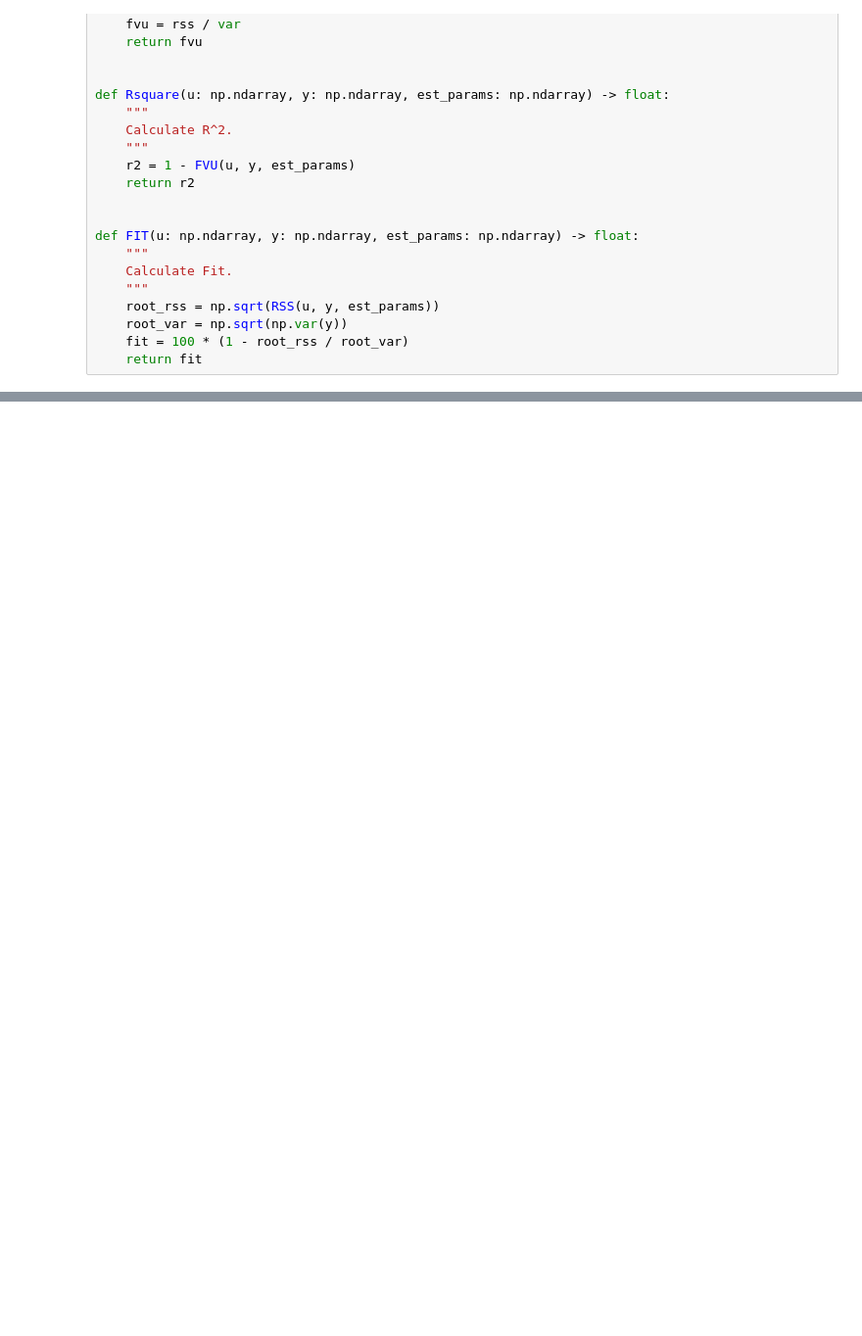
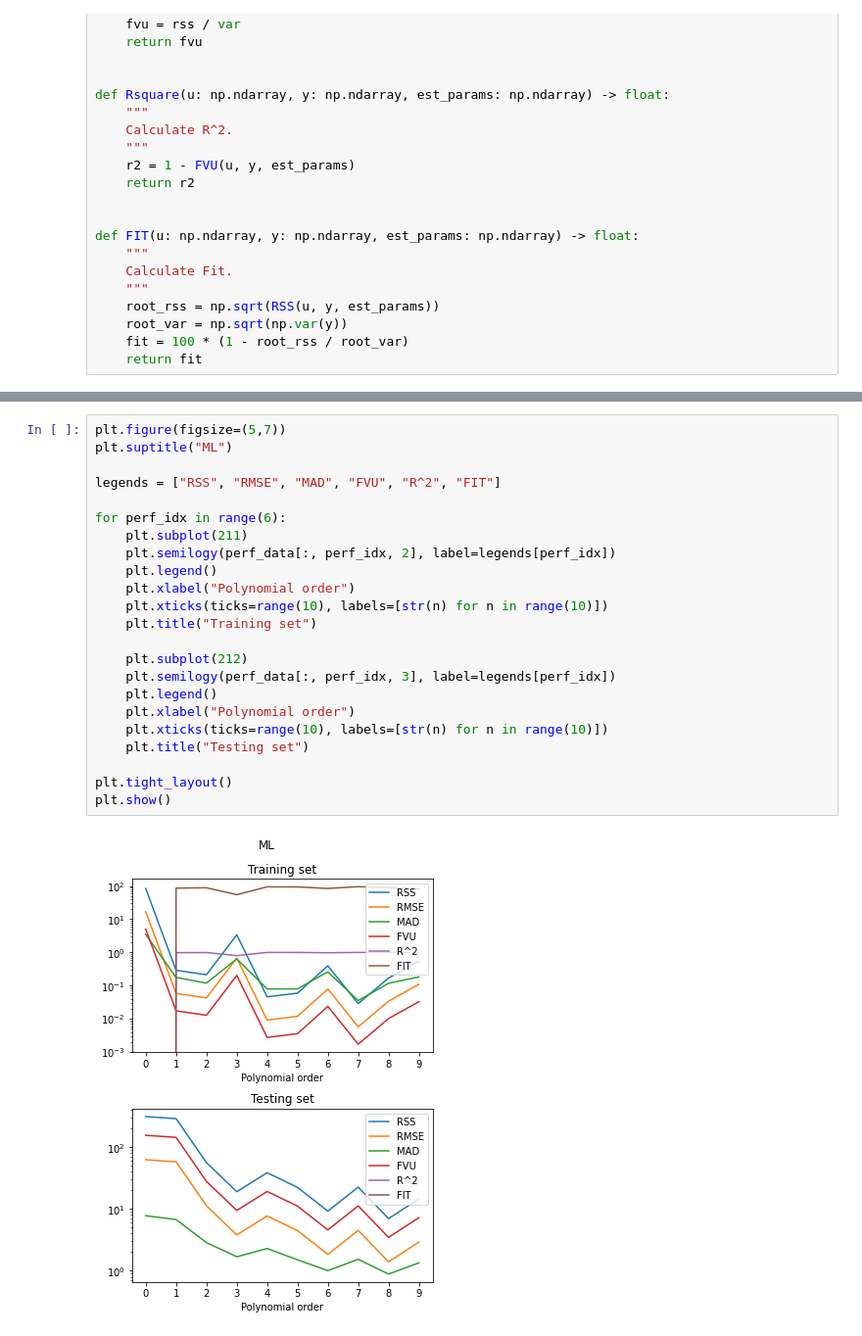
Before and after one commit to eirikff/TTK4260-Multivariat-datamodellering, a Jupyter notebook: 3-assignment/assignment3.ipynb, the cells around one changed output, grey strips where cells are left out. Shown at 98% size. Drawn from its saved outputs; the diff is of its cells as text; blank space fills up the shorter version.

```diff
--- a/3-assignment/assignment3.ipynb
+++ b/3-assignment/assignment3.ipynb
@@ -449,0 +397,25 @@ plt.show()
+# %%
+plt.figure(figsize=(5,7))
+plt.suptitle("ML")
+
+legends = ["RSS", "RMSE", "MAD", "FVU", "R^2", "FIT"]
+
+for perf_idx in range(6):
+    plt.subplot(211)
+    plt.semilogy(perf_data[:, perf_idx, 2], label=legends[perf_idx])
+    plt.legend()
+    plt.xlabel("Polynomial order")
+    plt.xticks(ticks=range(10), labels=[str(n) for n in range(10)])
+    plt.title("Training set")
+
+    plt.subplot(212)
+    plt.semilogy(perf_data[:, perf_idx, 3], label=legends[perf_idx])
+    plt.legend()
+    plt.xlabel("Polynomial order")
+    plt.xticks(ticks=range(10), labels=[str(n) for n in range(10)])
+    plt.title("Testing set")
+
+plt.tight_layout()
+plt.show()
+# %% [output]
+[figure, added]
```
Also changed, not shown: parts of 17 cells of this notebook.
